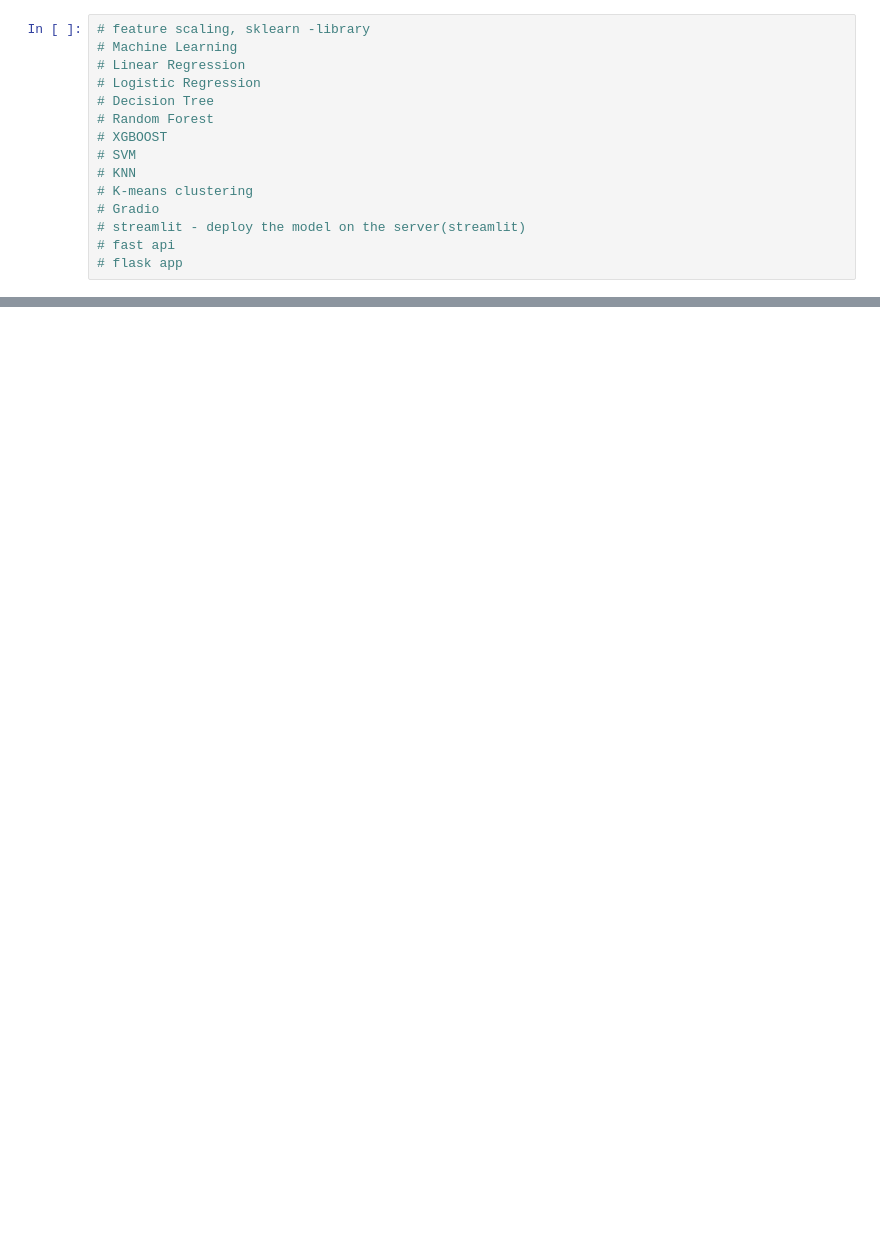
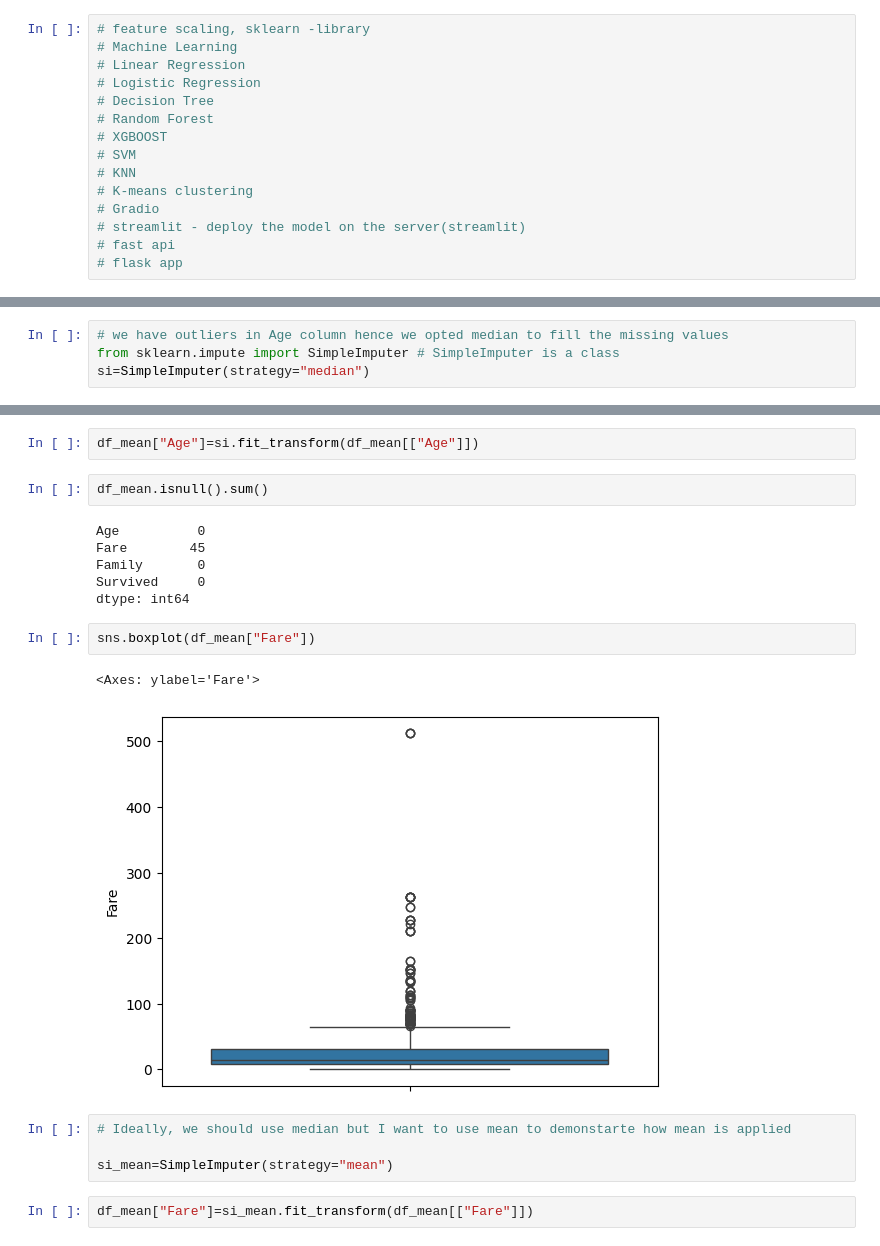
Before and after one commit to mujeebr/new_repo, a Jupyter notebook: eda.ipynb, the cells around one changed output, grey strips where cells are left out. Cells and saved outputs as stored; diff of their text form; blank space fills up the shorter version.

```diff
--- a/eda.ipynb
+++ b/eda.ipynb
@@ -428,0 +528,4 @@ df.head()
+# %%
+# we have outliers in Age column hence we opted median to fill the missing values
+from sklearn.impute import SimpleImputer # SimpleImputer is a class
+si=SimpleImputer(strategy="median")
@@ -428,0 +547,21 @@ df.head()
+# %%
+df_mean["Age"]=si.fit_transform(df_mean[["Age"]])
+# %%
+df_mean.isnull().sum()
+# %% [output]
+Age          0
+Fare        45
+Family       0
+Survived     0
+dtype: int64
+# %%
+sns.boxplot(df_mean["Fare"])
+# %% [output]
+<Axes: ylabel='Fare'>
+[figure, added]
+# %%
+# Ideally, we should use median but I want to use mean to demonstarte how mean is applied
+
+si_mean=SimpleImputer(strategy="mean")
+# %%
+df_mean["Fare"]=si_mean.fit_transform(df_mean[["Fare"]])
```
Also changed, not shown: parts of 37 cells of this notebook, 6 other files.
